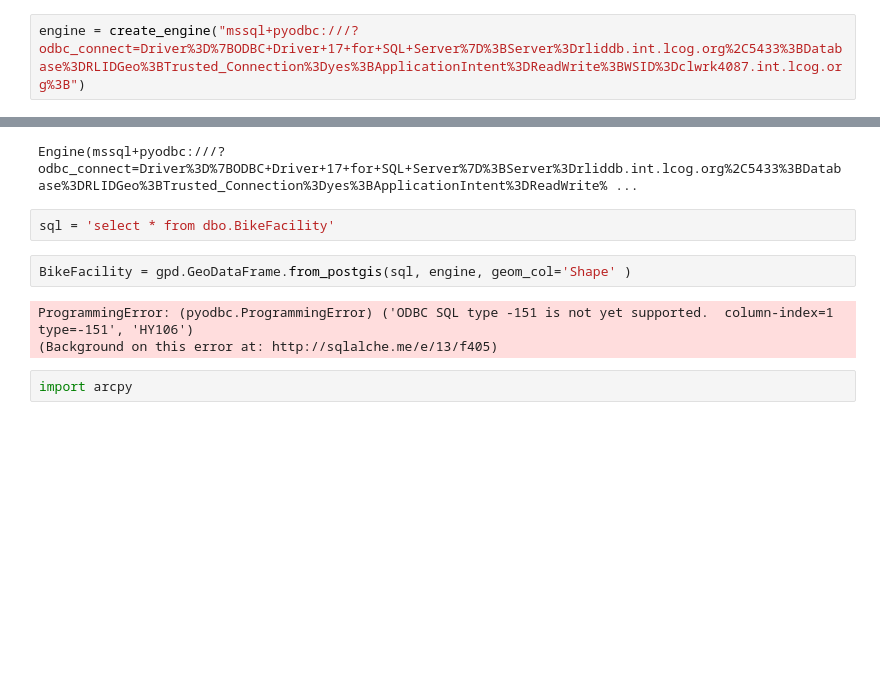
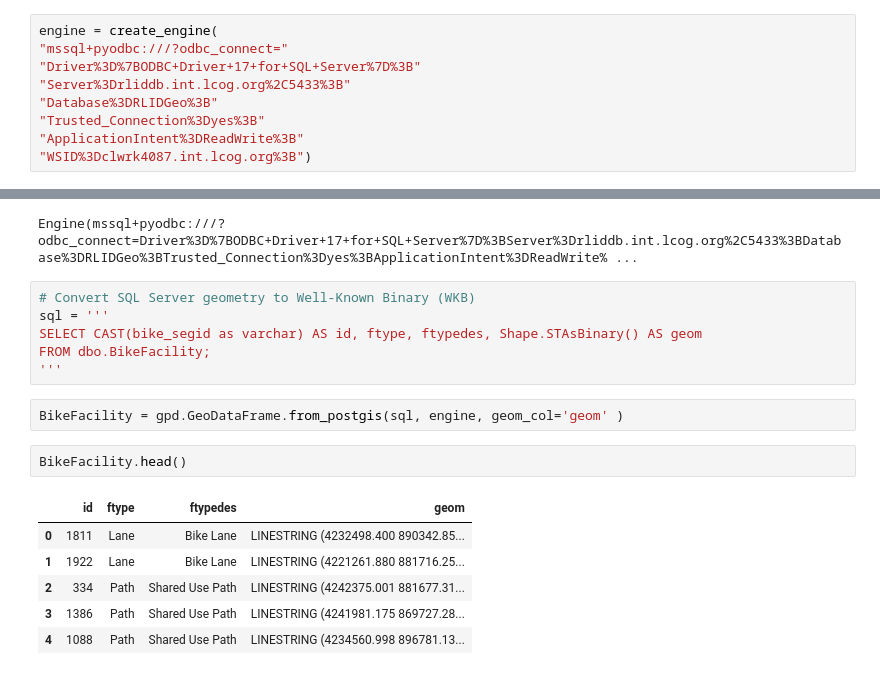
Before and after one commit to dongmeic/PythonLearning, a Jupyter notebook: Work/read_geodata_from_SQL.ipynb, the cells around one changed output, grey strips where cells are left out. Drawn from its saved outputs; the diff is of its cells as text; blank space fills up the shorter version.

```diff
--- a/Work/read_geodata_from_SQL.ipynb
+++ b/Work/read_geodata_from_SQL.ipynb
@@ -84,15 +94,30 @@ from sqlalchemy import create_engine
 # %%
-engine = create_engine("mssql+pyodbc:///?odbc_connect=Driver%3D%7BODBC+Driver+17+for+SQL+Server%7D%3BServer%3Drliddb.int.lcog.org%2C5433%3BDatabase%3DRLIDGeo%3BTrusted_Connection%3Dyes%3BApplicationIntent%3DReadWrite%3BWSID%3Dclwrk4087.int.lcog.org%3B")
+engine = create_engine(
+"mssql+pyodbc:///?odbc_connect="
+"Driver%3D%7BODBC+Driver+17+for+SQL+Server%7D%3B"
+"Server%3Drliddb.int.lcog.org%2C5433%3B"
+"Database%3DRLIDGeo%3B"
+"Trusted_Connection%3Dyes%3B"
+"ApplicationIntent%3DReadWrite%3B"
+"WSID%3Dclwrk4087.int.lcog.org%3B")
 # %%
 engine
 # %% [output]
 Engine(mssql+pyodbc:///?odbc_connect=Driver%3D%7BODBC+Driver+17+for+SQL+Server%7D%3BServer%3Drliddb.int.lcog.org%2C5433%3BDatabase%3DRLIDGeo%3BTrusted_Connection%3Dyes%3BApplicationIntent%3DReadWrite% ...
-# %%
-sql = 'select * from dbo.BikeFacility'
+# %%
+# Convert SQL Server geometry to Well-Known Binary (WKB)
+sql = '''
+SELECT CAST(bike_segid as varchar) AS id, ftype, ftypedes, Shape.STAsBinary() AS geom
+FROM dbo.BikeFacility;
+'''
 # %%
-BikeFacility = gpd.GeoDataFrame.from_postgis(sql, engine, geom_col='Shape' )
+BikeFacility = gpd.GeoDataFrame.from_postgis(sql, engine, geom_col='geom' )
-# %% [output]
-ProgrammingError: (pyodbc.ProgrammingError) ('ODBC SQL type -151 is not yet supported.  column-index=1  type=-151', 'HY106')
-(Background on this error at: http://sqlalche.me/e/13/f405)
-# %%
-import arcpy
+# %%
+BikeFacility.head()
+# %% [output]
+|  | id | ftype | ftypedes | geom |
+| 0 | 1811 | Lane | Bike Lane | LINESTRING (4232498.400 890342.85... |
+| 1 | 1922 | Lane | Bike Lane | LINESTRING (4221261.880 881716.25... |
+| 2 | 334 | Path | Shared Use Path | LINESTRING (4242375.001 881677.31... |
+| 3 | 1386 | Path | Shared Use Path | LINESTRING (4241981.175 869727.28... |
+| 4 | 1088 | Path | Shared Use Path | LINESTRING (4234560.998 896781.13... |
```
Also changed, not shown: parts of 16 cells of this notebook.
